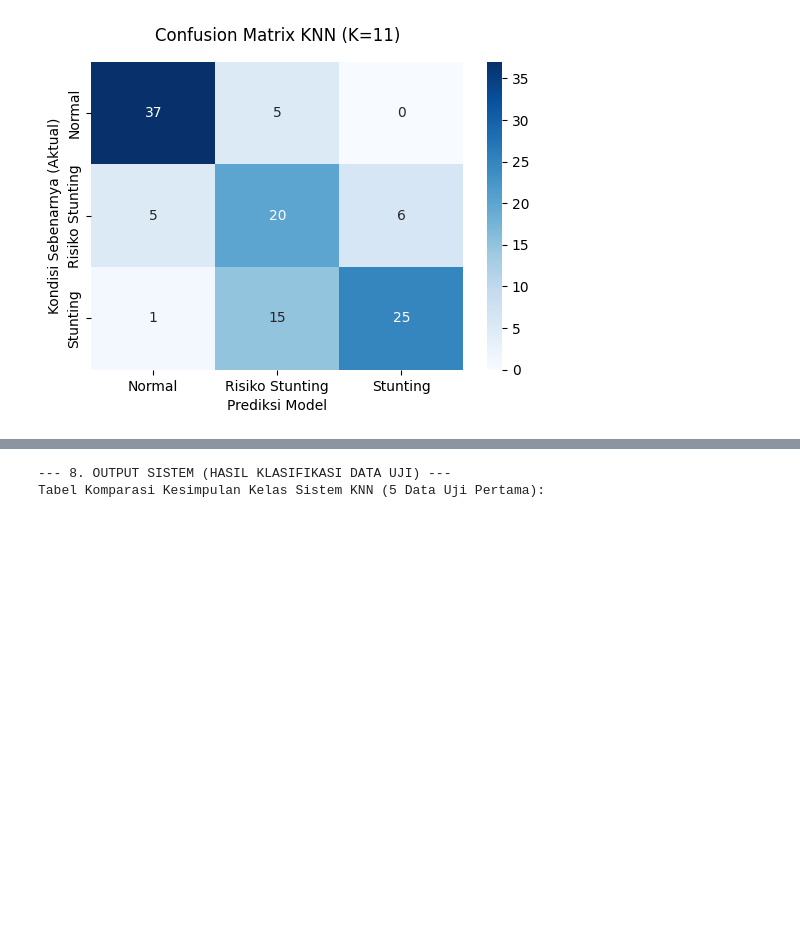
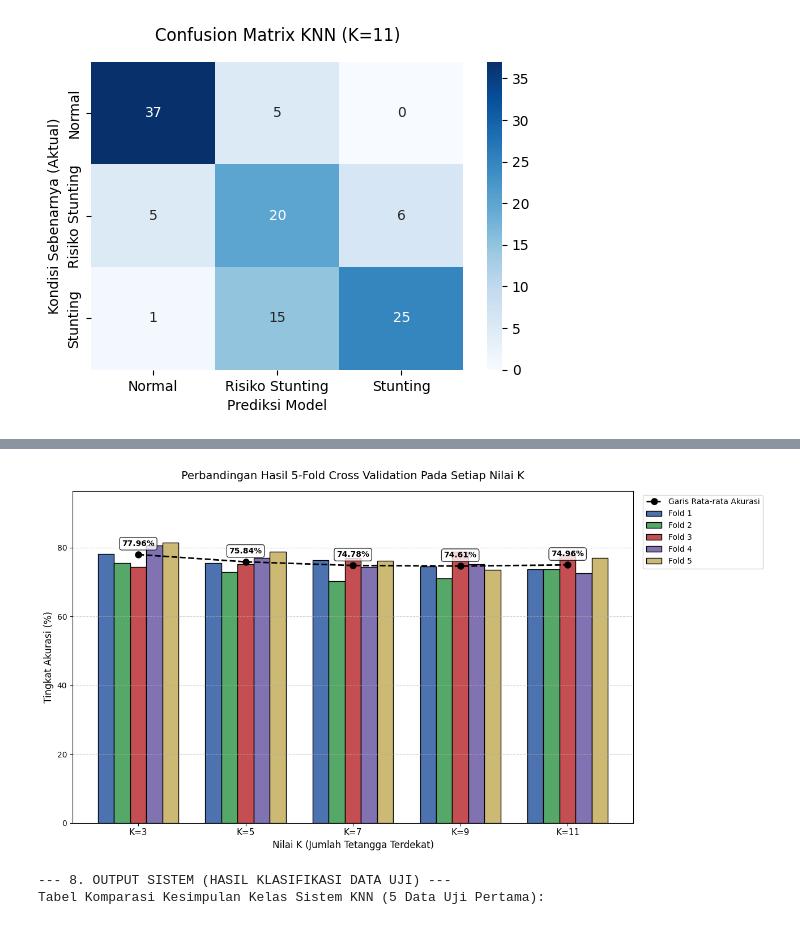
Before and after one commit to dhianab12-commits/machinelearningKNN, a Jupyter notebook: Prediksi KNN tanpa Pola Asuh Untitled16.ipynb, the cells around one changed output, grey strips where cells are left out. Saved outputs shown, nothing was run; the diff lists cells and outputs as text; code cells hidden in the pictures; blank space fills up the shorter version.

```diff
--- a/Prediksi KNN tanpa Pola Asuh Untitled16.ipynb
+++ b/Prediksi KNN tanpa Pola Asuh Untitled16.ipynb
@@ -445,0 +404,79 @@ Rata-rata Akurasi CV    : 77.96%
+# %%
+from sklearn.model_selection import cross_val_score
+from sklearn.neighbors import KNeighborsClassifier
+import matplotlib.pyplot as plt
+import numpy as np
+
+print("\n--- 7B. UJI KESTABILAN MODEL (5-FOLD CV UNTUK SEMUA NILAI K) ---")
+
+# Menentukan rentang K ganjil yang diuji (3 hingga 12)
+rentang_k = list(range(3, 12, 2))
+k_labels = [f"K={k}" for k in rentang_k]
+
+# Menyiapkan wadah (list) untuk menyimpan nilai masing-masing Fold
+fold_1, fold_2, fold_3, fold_4, fold_5, rata_rata_cv = [], [], [], [], [], []
+
+print("Hasil Perhitungan Akurasi 5-Fold Cross Validation:")
+print("-" * 85)
+
+for k in rentang_k:
+    knn_cv = KNeighborsClassifier(n_neighbors=k, weights='distance', metric='euclidean')
+    # Menghitung nilai CV dan langsung mengubahnya ke persentase (* 100)
+    cv_scores = cross_val_score(knn_cv, X, y, cv=5, scoring='accuracy') * 100
+
+    # Memasukkan nilai tiap fold ke dalam list masing-masing
+    fold_1.append(cv_scores[0])
+    fold_2.append(cv_scores[1])
+    fold_3.append(cv_scores[2])
+    fold_4.append(cv_scores[3])
+    fold_5.append(cv_scores[4])
+
+    # Menghitung dan menyimpan rata-rata
+    avg_score = cv_scores.mean()
+    rata_rata_cv.append(avg_score)
+
+    # Mencetak hasil ke layar
+    print(f"K={k:<2} | F1: {cv_scores[0]:.2f}% | F2: {cv_scores[1]:.2f}% | F3: {cv_scores[2]:.2f}% | F4: {cv_scores[3]:.2f}% | F5: {cv_scores[4]:.2f}% | Rata-rata: {avg_score:.2f}%")
+
+print("-" * 85)
+
+# =========================================================
+# VISUALISASI DIAGRAM BATANG BERKELOMPOK (GROUPED BAR CHART)
+# =========================================================
+# Menentukan posisi sumbu X dan ukuran batang
+x = np.arange(len(k_labels))
+width = 0.15
+
+plt.figure(figsize=(13, 7))
+
+# Membuat 5 batang berdampingan untuk setiap nilai K
+plt.bar(x - 2*width, fold_1, width, label='Fold 1', color='#4C72B0', edgecolor='black')
+plt.bar(x - width, fold_2, width, label='Fold 2', color='#55A868', edgecolor='black')
+plt.bar(x, fold_3, width, label='Fold 3', color='#C44E52', edgecolor='black')
+plt.bar(x + width, fold_4, width, label='Fold 4', color='#8172B2', edgecolor='black')
+plt.bar(x + 2*width, fold_5, width, label='Fold 5', color='#CCB974', edgecolor='black')
+
+# Menambahkan garis titik-titik hitam yang menghubungkan nilai rata-rata tiap K
+plt.plot(x, rata_rata_cv, color='black', marker='o', linestyle='dashed', linewidth=2, markersize=8, label='Garis Rata-rata Akurasi')
+
+# MENCETAK ANGKA RATA-RATA TEPAT DI ATAS TITIK GRAFIK
+for i, rata_rata in enumerate(rata_rata_cv):
+    plt.text(x[i], rata_rata + 2, f'{rata_rata:.2f}%',
+             ha='center', va='bottom', fontsize=10, fontweight='bold', color='black',
+             bbox=dict(facecolor='white', alpha=0.8, edgecolor='black', boxstyle='round,pad=0.3'))
+
+# Pengaturan label dan tampilan grafik
+plt.title('Perbandingan Hasil 5-Fold Cross Validation Pada Setiap Nilai K', fontsize=14, pad=15)
+plt.xlabel('Nilai K (Jumlah Tetangga Terdekat)', fontsize=12)
+plt.ylabel('Tingkat Akurasi (%)', fontsize=12)
+plt.xticks(x, k_labels, fontsize=11)
+plt.ylim(0, max(max(fold_1), max(fold_2), max(fold_3), max(fold_4), max(fold_5)) + 15) # Memberi ruang ekstra di bagian atas agar kotak teks tidak terpotong
+
+# Memindahkan kotak keterangan (legenda) ke sebelah kanan luar grafik
+plt.legend(bbox_to_anchor=(1.01, 1), loc='upper left')
+plt.grid(axis='y', linestyle='--', alpha=0.6)
+
+# Menampilkan grafik
+plt.tight_layout()
+plt.show()
+# %% [output]
@@ -446,3 +492,4 @@ Rata-rata Akurasi CV    : 77.96%
+[figure, added]
 # %%
 from IPython.display import display
 
```
Also changed, not shown: parts of 4 cells of this notebook.
